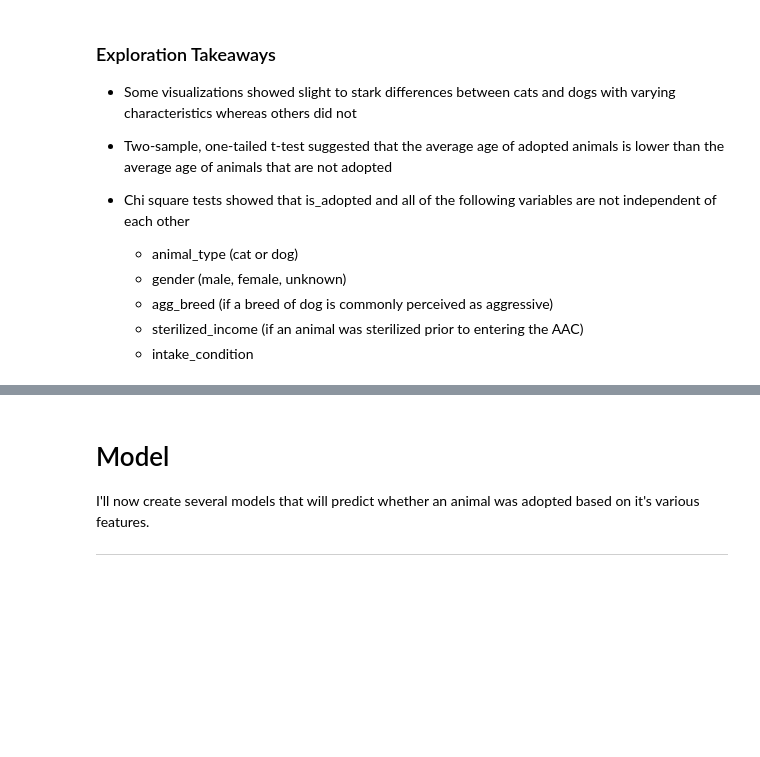
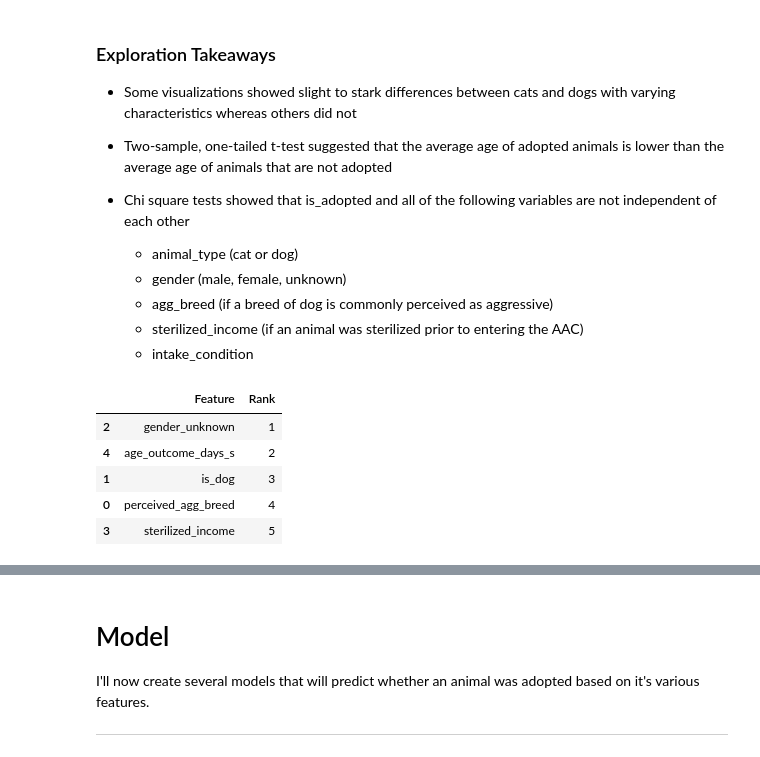
Before and after one commit to SamuelD-Data/aac_outcomes_project, a Jupyter notebook: continued_work/update_notebook.ipynb, the cells around one changed output, grey strips where cells are left out. Saved outputs shown, nothing was run; the diff lists cells and outputs as text; code cells hidden in the pictures; blank space fills up the shorter version.

Commit message:
added RFE rankers

```diff
--- a/continued_work/update_notebook.ipynb
+++ b/continued_work/update_notebook.ipynb
@@ -734,3 +737,50 @@ p     = 0.0000
     - agg_breed (if a breed of dog is commonly perceived as aggressive)
     - sterilized_income (if an animal was sterilized prior to entering the AAC)
     - intake_condition
+# %%
+def rfe_ranker_lr(df):
+    """
+    Accepts dataframe. Uses Recursive Feature Elimination to rank the given df's features in order of their usefulness in
+    predicting logerror with a logistic regression model.
+    """
+    # creating logistic regression object
+    lr = LogisticRegression()
+
+    # fitting logistic regression model to features
+    lr.fit(df[['perceived_agg_breed', 'is_dog', 'gender_unknown', 'sterilized_income', 'age_outcome_days_s']], df['is_adopted'])
+
+    # creating recursive feature elimination object and specifying to only rank 1 feature as best
+    rfe = RFE(lr, 1)
+
+    # using rfe object to transform features
+    x_rfe = rfe.fit_transform(df[['perceived_agg_breed', 'is_dog', 'gender_unknown', 'sterilized_income', 'age_outcome_days_s']], df['is_adopted'])
+
+    # creating mask of selected feature
+    feature_mask = rfe.support_
+
+    # creating train df for rfe object
+    rfe_df = df[['perceived_agg_breed', 'is_dog', 'gender_unknown', 'sterilized_income', 'age_outcome_days_s']]
+
+    # creating list of the top features per rfe
+    rfe_features = rfe_df.loc[:,feature_mask].columns.tolist()
+
+    # creating ranked list
+    feature_ranks = rfe.ranking_
+
+    # creating list of feature names
+    feature_names = rfe_df.columns.tolist()
+
+    # create df that contains all features and their ranks
+    rfe_ranks_df = pd.DataFrame({'Feature': feature_names, 'Rank': feature_ranks})
+
+    # return df sorted by rank
+    return rfe_ranks_df.sort_values('Rank')
+# %%
+rfe_ranker_lr(train)
+# %% [output]
+|  | Feature | Rank |
+| 2 | gender_unknown | 1 |
+| 4 | age_outcome_days_s | 2 |
+| 1 | is_dog | 3 |
+| 0 | perceived_agg_breed | 4 |
+| 3 | sterilized_income | 5 |
```
Also changed, not shown: parts of 11 cells of this notebook.
